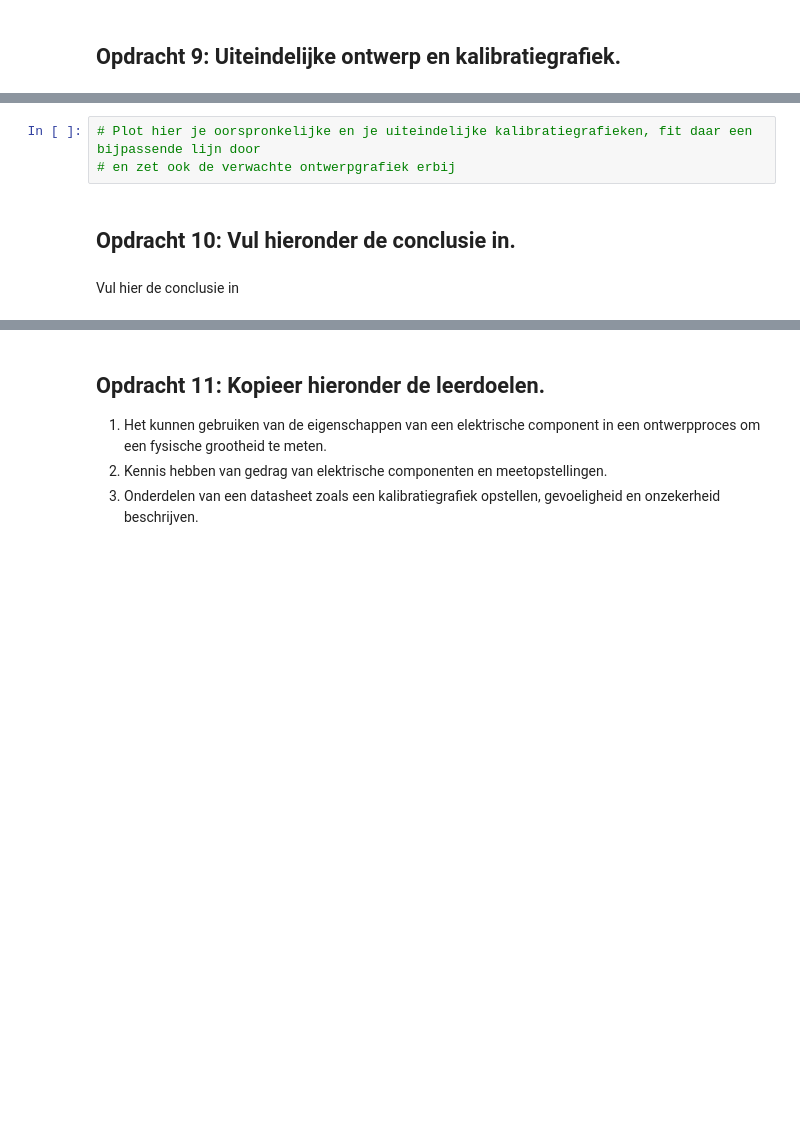
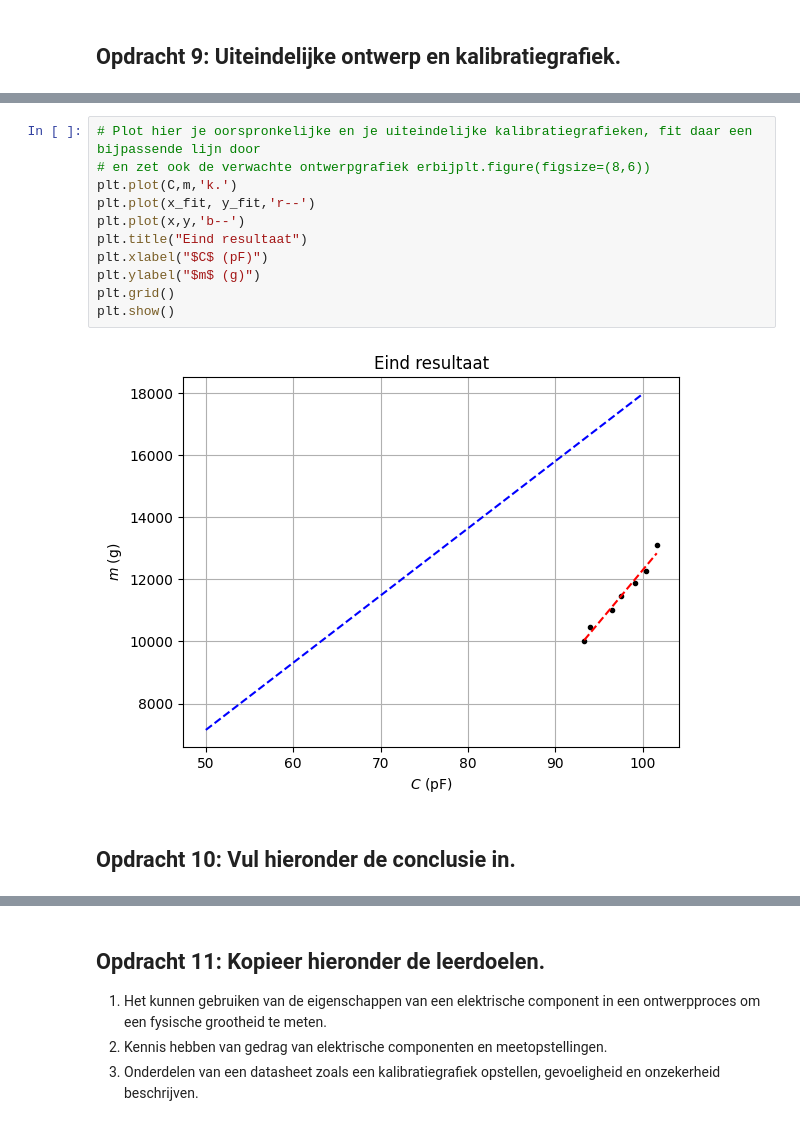
Before and after one commit to SybrenK07/opdrachten-DEF-D, a Jupyter notebook: FysiekeOntwerpopdrachten/2OntwerpEenSensorCondensator/DEFOntwerpopdracht2OntwerpEenSensorInvulTemplate.ipynb, the cells around one changed output, grey strips where cells are left out. Saved outputs shown, nothing was run; the diff lists cells and outputs as text; blank space fills up the shorter version.

```diff
--- a/FysiekeOntwerpopdrachten/2OntwerpEenSensorCondensator/DEFOntwerpopdracht2OntwerpEenSensorInvulTemplate.ipynb
+++ b/FysiekeOntwerpopdrachten/2OntwerpEenSensorCondensator/DEFOntwerpopdracht2OntwerpEenSensorInvulTemplate.ipynb
@@ -106,8 +161,16 @@ Onze sensor kan nog verbetered worden door de volgende verbeteringen (minimaal 2
 ![foto sensor](tudelftLogo.png)
 # %%
 # Plot hier je oorspronkelijke en je uiteindelijke kalibratiegrafieken, fit daar een bijpassende lijn door
-# en zet ook de verwachte ontwerpgrafiek erbij
+# en zet ook de verwachte ontwerpgrafiek erbijplt.figure(figsize=(8,6))
+plt.plot(C,m,'k.')
+plt.plot(x_fit, y_fit,'r--')
+plt.plot(x,y,'b--')
+plt.title("Eind resultaat")
+plt.xlabel("$C$ (pF)")
+plt.ylabel("$m$ (g)")
+plt.grid()
+plt.show()
+# %% [output]
+[figure, added]
 # %% [markdown]
 ## Opdracht 10: Vul hieronder de conclusie in.
-# %% [markdown]
-Vul hier de conclusie in
```
Also changed, not shown: parts of 13 cells of this notebook, 4 other files.
